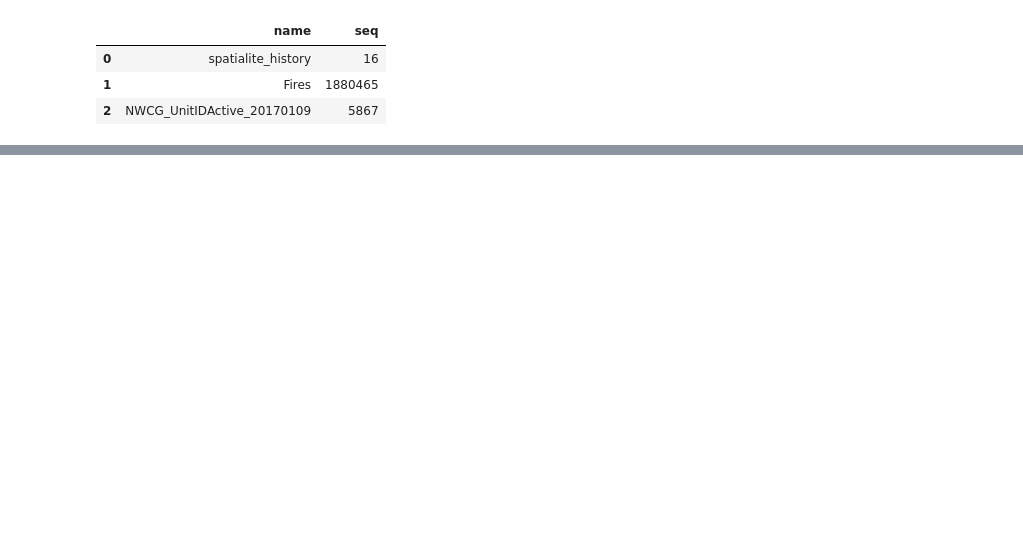
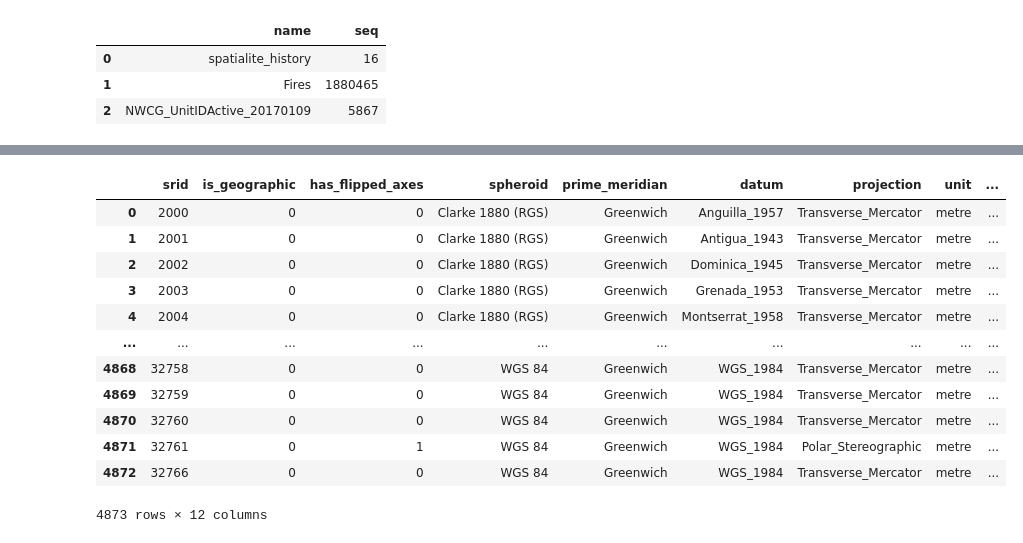
Before and after one commit to Praneet872/Capstone, a Jupyter notebook: wild fires/WF_2.ipynb, the cells around one changed output, grey strips where cells are left out. Saved outputs shown, nothing was run; the diff lists cells and outputs as text; code cells hidden in the pictures; blank space fills up the shorter version.

```diff
--- a/project/WF_2.ipynb
+++ b/wild fires/WF_2.ipynb
@@ -196,2 +201,18 @@ geometry_columns
 # %%
 spatial_ref_sys_aux = pd.read_sql(sql = 'select * from spatial_ref_sys_aux', con = conn)
+# %%
+spatial_ref_sys_aux
+# %% [output]
+|  | srid | is_geographic | has_flipped_axes | spheroid | prime_meridian | datum | projection | unit | ... |
+| 0 | 2000 | 0 | 0 | Clarke 1880 (RGS) | Greenwich | Anguilla_1957 | Transverse_Mercator | metre | ... |
+| 1 | 2001 | 0 | 0 | Clarke 1880 (RGS) | Greenwich | Antigua_1943 | Transverse_Mercator | metre | ... |
+| 2 | 2002 | 0 | 0 | Clarke 1880 (RGS) | Greenwich | Dominica_1945 | Transverse_Mercator | metre | ... |
+| 3 | 2003 | 0 | 0 | Clarke 1880 (RGS) | Greenwich | Grenada_1953 | Transverse_Mercator | metre | ... |
+| 4 | 2004 | 0 | 0 | Clarke 1880 (RGS) | Greenwich | Montserrat_1958 | Transverse_Mercator | metre | ... |
+| ... | ... | ... | ... | ... | ... | ... | ... | ... | ... |
+| 4868 | 32758 | 0 | 0 | WGS 84 | Greenwich | WGS_1984 | Transverse_Mercator | metre | ... |
+| 4869 | 32759 | 0 | 0 | WGS 84 | Greenwich | WGS_1984 | Transverse_Mercator | metre | ... |
+| 4870 | 32760 | 0 | 0 | WGS 84 | Greenwich | WGS_1984 | Transverse_Mercator | metre | ... |
+| 4871 | 32761 | 0 | 1 | WGS 84 | Greenwich | WGS_1984 | Polar_Stereographic | metre | ... |
+| 4872 | 32766 | 0 | 0 | WGS 84 | Greenwich | WGS_1984 | Transverse_Mercator | metre | ... |
+4873 rows × 12 columns
```
Also changed, not shown: parts of 2 cells of this notebook.
